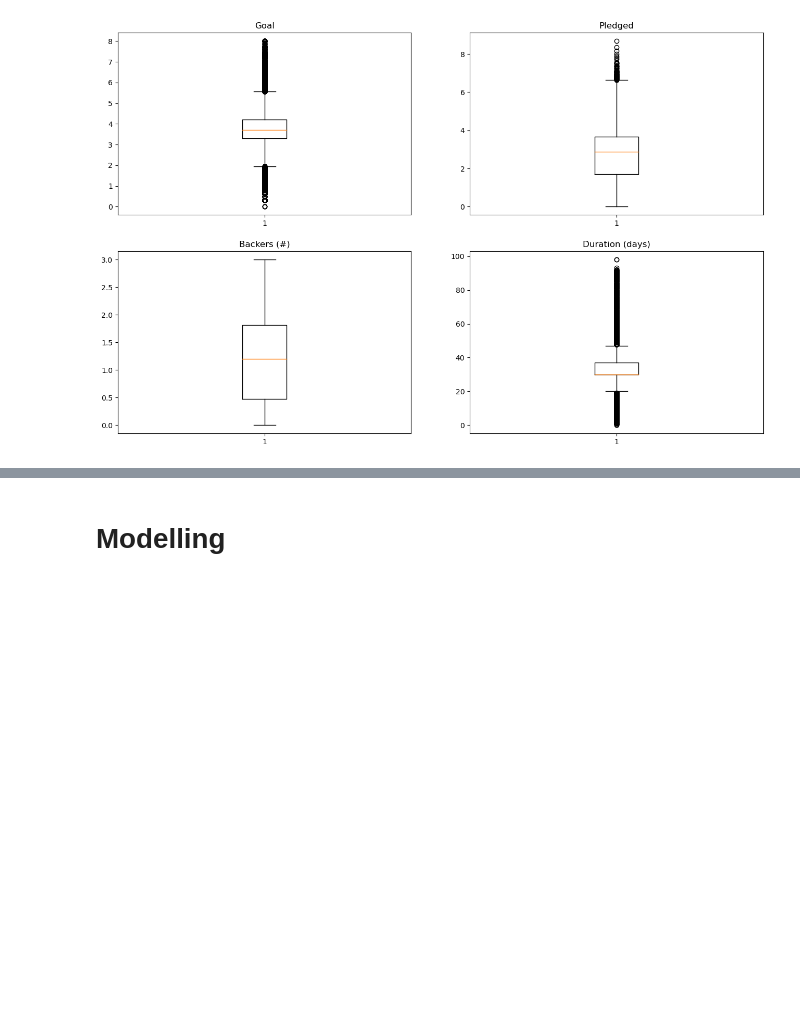
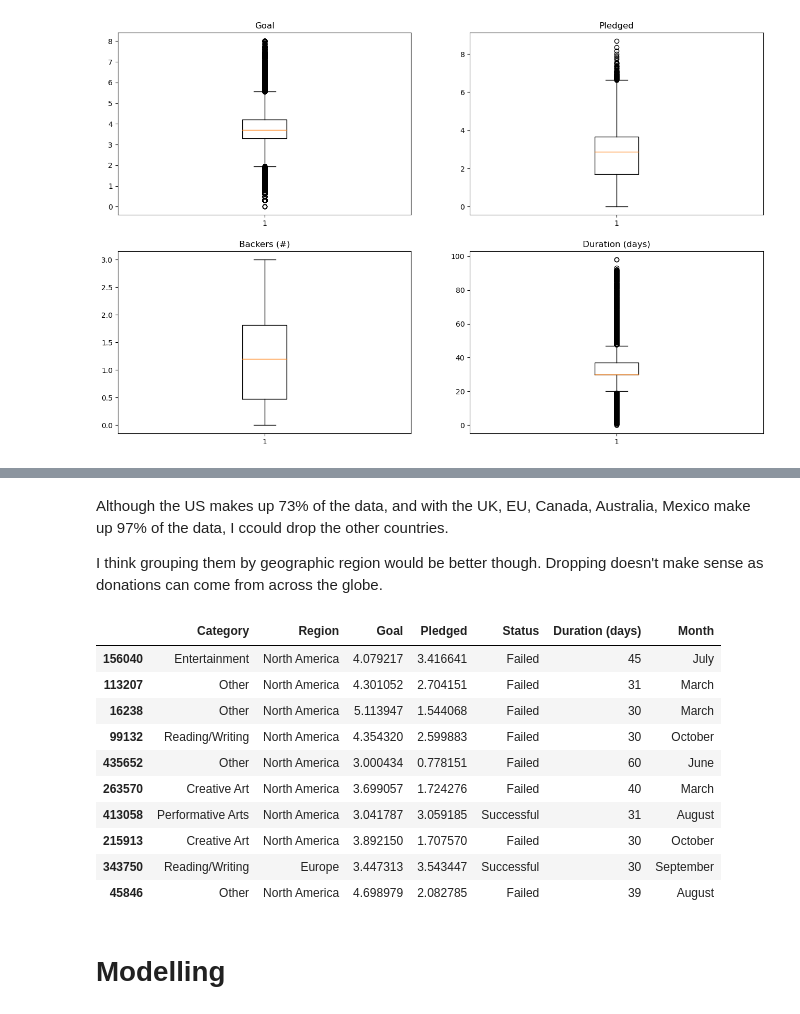
Before and after one commit to SBangarh/Kickstarter_analysis, a Jupyter notebook: eda.ipynb, the cells around one changed output, grey strips where cells are left out. Saved outputs shown, nothing was run; the diff lists cells and outputs as text; code cells hidden in the pictures; blank space fills up the shorter version.

```diff
--- a/eda.ipynb
+++ b/eda.ipynb
@@ -819,0 +818,12 @@ again, pledged and backers seem to be correlated. I will likely have to drop one
+# %%
+#make a dictionary to map new values in Category
+category_dict = {
+    "Film & Video": "Entertainment", "Games": "Entertainment",
+    "Music": "Performative Arts", "Theater": "Performative Arts",
+    "Dance": "Performative Arts", "Publishing": "Reading/Writing",
+    "Journalism": "Reading/Writing", "Comics": "Reading/Writing",
+    "Fashion": "Creative Art", "Design": "Creative Art",
+    "Art": "Creative Art", "Crafts": "Creative Art",
+    "Technology": "Other", "Food": "Other",
+    "Photography": "Other"
+}
@@ -819,0 +853,3 @@ again, pledged and backers seem to be correlated. I will likely have to drop one
+# %%
+#replace values in Category with higher level values
+final_df.loc[:, 'Category'].replace(category_dict, inplace=True)
@@ -819,0 +884,39 @@ again, pledged and backers seem to be correlated. I will likely have to drop one
+# %% [markdown]
+Although the US makes up 73% of the data, and with the UK, EU, Canada, Australia, Mexico make up 97% of the data, I ccould drop the other countries.
+
+I think grouping them by geographic region would be better though. Dropping doesn't make sense as donations can come from across the globe.
+# %%
+#make dict to map countries to geographic region
+region_dict = {
+    "United States of America": "North America",
+    "United Kingdom": "Europe",
+    "European Union": "Europe",
+    "Canada": "North America",
+    "Australia": "Oceania",
+    "Mexico": "North America",
+    "Hong Kong": "Asia",
+    "New Zealand": "Oceania",
+    "Singapore": "Asia",
+    "Japan": "Asia"
+}
+
+#rename countries to regions
+final_df.loc[:, 'Project_Country'].replace(region_dict, inplace=True)
+# %%
+#rename column to match values
+final_df.rename(columns={'Project_Country': 'Region'}, inplace=True)
+# %%
+#check to see if changes are successful
+final_df.sample(10)
+# %% [output]
+|  | Category | Region | Goal | Pledged | Status | Duration (days) | Month |
+| 156040 | Entertainment | North America | 4.079217 | 3.416641 | Failed | 45 | July |
+| 113207 | Other | North America | 4.301052 | 2.704151 | Failed | 31 | March |
+| 16238 | Other | North America | 5.113947 | 1.544068 | Failed | 30 | March |
+| 99132 | Reading/Writing | North America | 4.354320 | 2.599883 | Failed | 30 | October |
+| 435652 | Other | North America | 3.000434 | 0.778151 | Failed | 60 | June |
+| 263570 | Creative Art | North America | 3.699057 | 1.724276 | Failed | 40 | March |
+| 413058 | Performative Arts | North America | 3.041787 | 3.059185 | Successful | 31 | August |
+| 215913 | Creative Art | North America | 3.892150 | 1.707570 | Failed | 30 | October |
+| 343750 | Reading/Writing | Europe | 3.447313 | 3.543447 | Successful | 30 | September |
+| 45846 | Other | North America | 4.698979 | 2.082785 | Failed | 39 | August |
```
Also changed, not shown: parts of 30 cells of this notebook, 1 other file.
